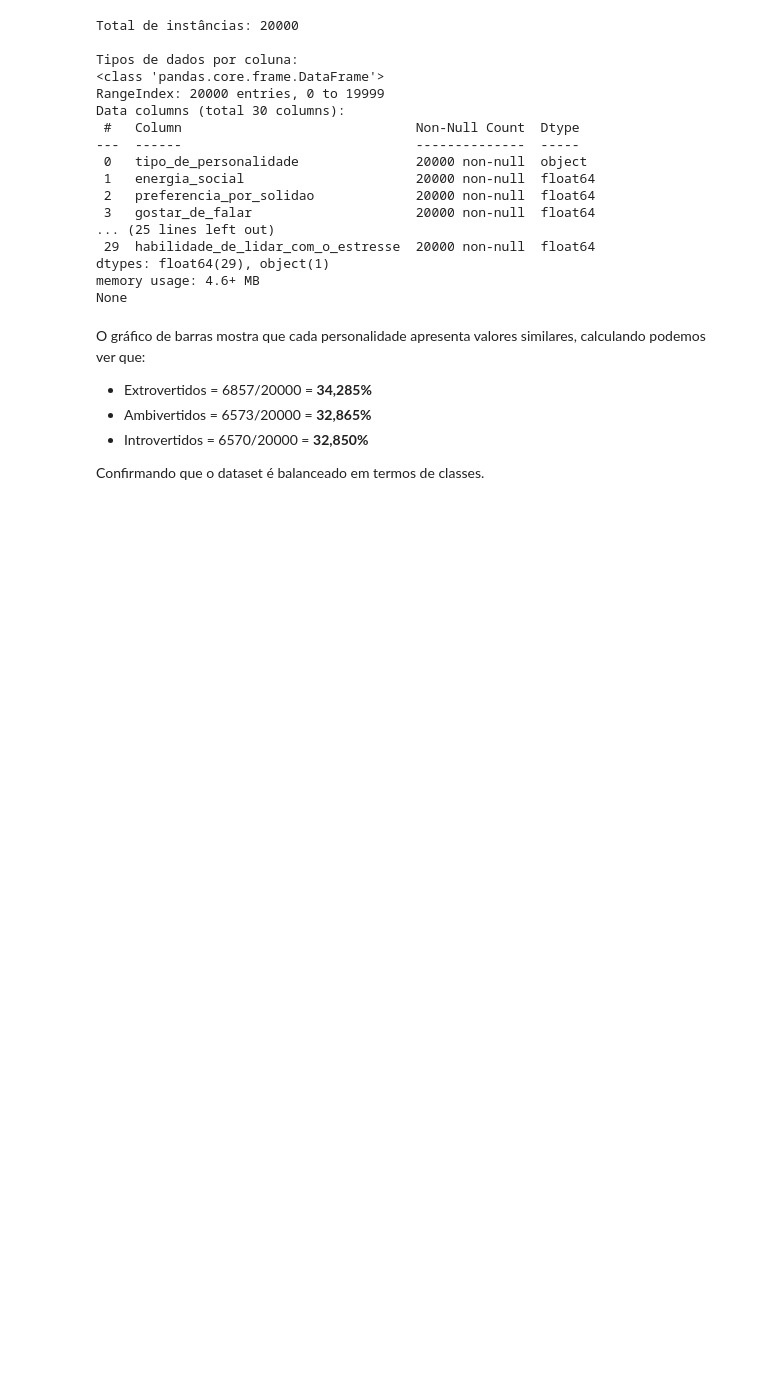
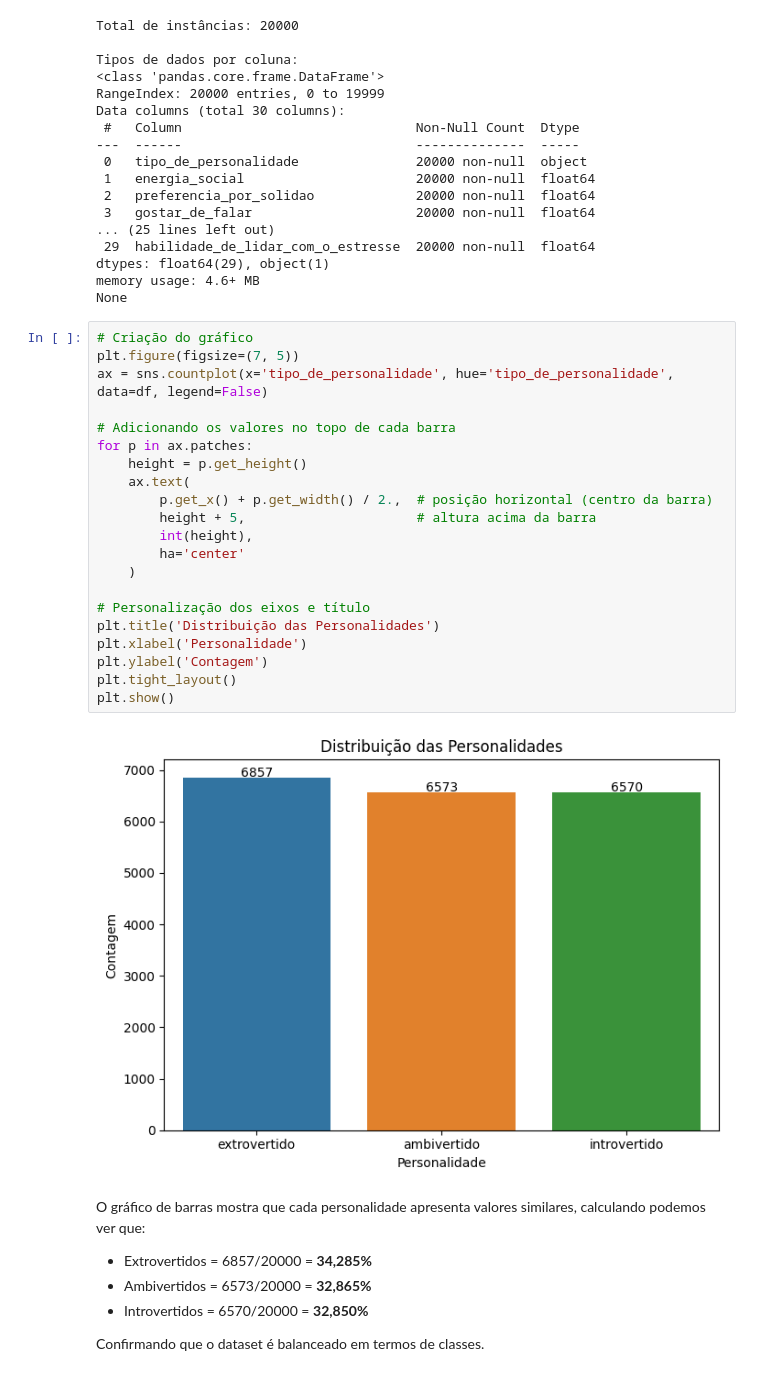
Before and after one commit to Frederico-Gribaudi/MVP_Frederico_Gribaudi_Sprint_Machine_Learning, a Jupyter notebook: sprint_ML.ipynb, the cells around one changed output. Cells and saved outputs as stored; diff of their text form; blank space fills up the shorter version.

```diff
--- a/sprint_ML.ipynb
+++ b/sprint_ML.ipynb
@@ -310,6 +310,29 @@ Data columns (total 30 columns):
 dtypes: float64(29), object(1)
 memory usage: 4.6+ MB
 None
+# %%
+# Criação do gráfico
+plt.figure(figsize=(7, 5))
+ax = sns.countplot(x='tipo_de_personalidade', hue='tipo_de_personalidade', data=df, legend=False)
+
+# Adicionando os valores no topo de cada barra
+for p in ax.patches:
+    height = p.get_height()
+    ax.text(
+        p.get_x() + p.get_width() / 2.,  # posição horizontal (centro da barra)
+        height + 5,                      # altura acima da barra
+        int(height),
+        ha='center'
+    )
+
+# Personalização dos eixos e título
+plt.title('Distribuição das Personalidades')
+plt.xlabel('Personalidade')
+plt.ylabel('Contagem')
+plt.tight_layout()
+plt.show()
+# %% [output]
+[figure, added]
 # %% [markdown]
 O gráfico de barras mostra que cada personalidade apresenta valores similares, calculando podemos ver que:
 
```
Also changed, not shown: parts of 21 cells of this notebook.
